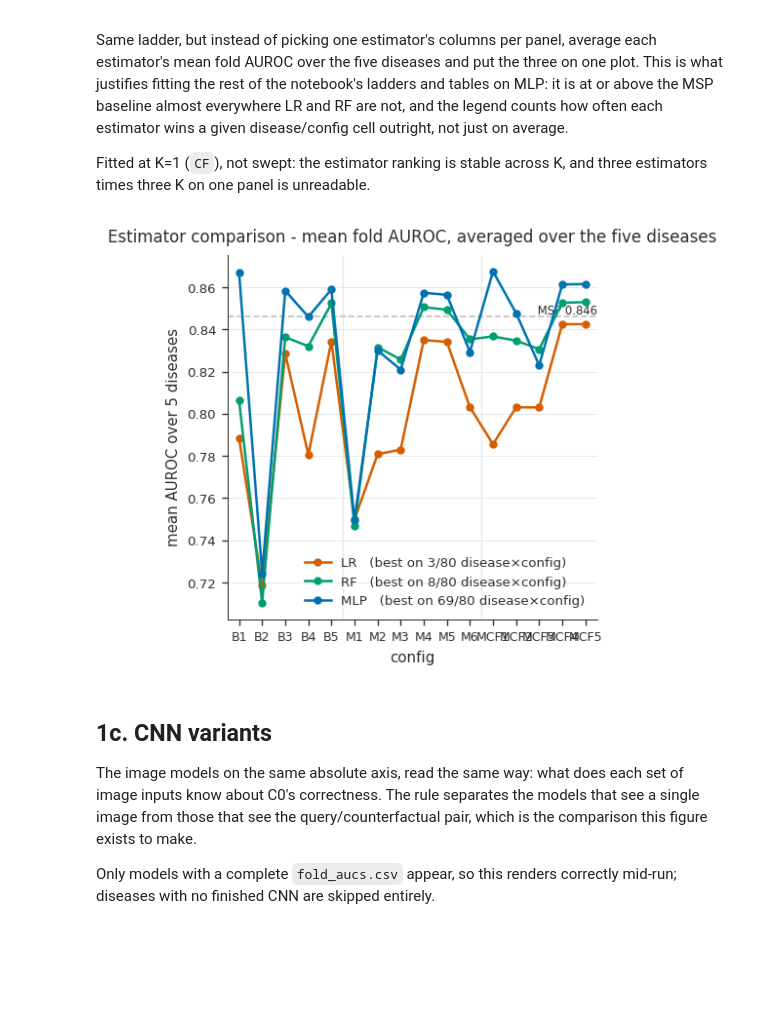
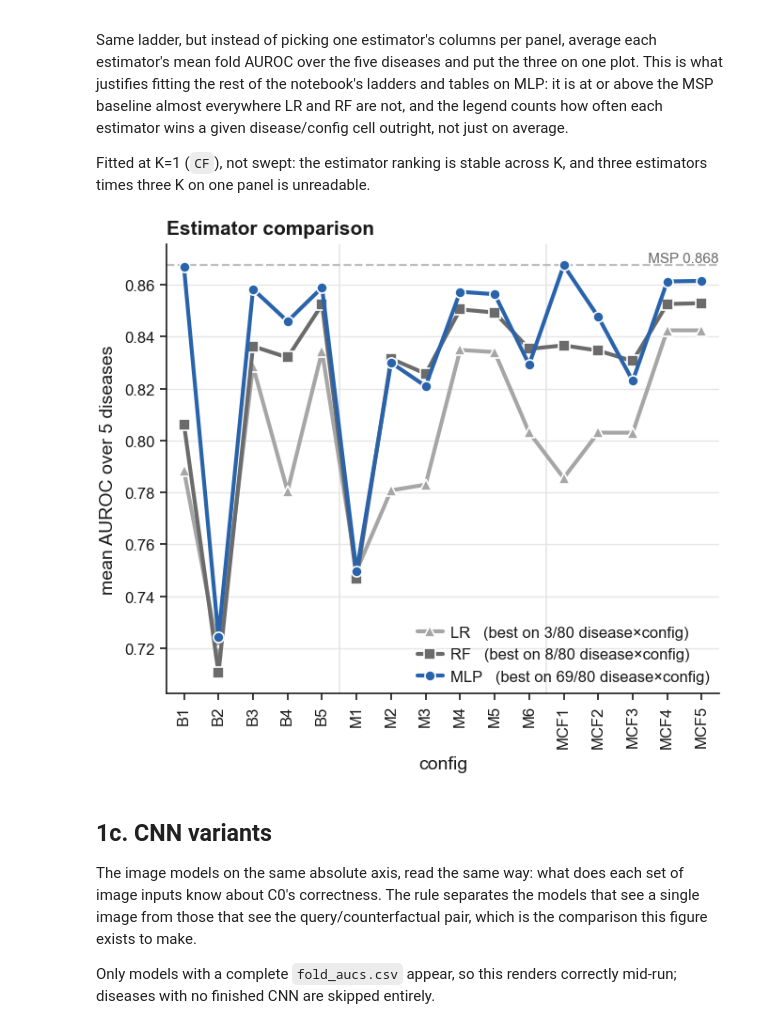
Before and after one commit to joaommata/masters_thesis, a Jupyter notebook: final_experiment/C2_evaluation.ipynb, the cells around one changed output. Saved outputs shown, nothing was run; the diff lists cells and outputs as text; code cells hidden in the pictures; blank space fills up the shorter version.

```diff
--- a/final_experiment/C2_evaluation.ipynb
+++ b/final_experiment/C2_evaluation.ipynb
@@ -123,10 +124,13 @@ def load_cnn(disease, k=None, n_folds=5):
             out = df if out is None else out.merge(df[["path", f"cnn_{key}"]], on="path", how="outer")
     return out
 
-def msp(df, disease):
-    """Maximum softmax probability -- the untrained baseline. Nothing is fitted."""
+def msp(df, disease, variant=None):
+    """Maximum softmax probability -- the untrained baseline. Nothing is fitted.
+    `variant` defaults to MSP_VARIANT; the threshold is only read when a variant needs it."""
+    variant = variant or MSP_VARIANT
     p = df[f"{disease}_prob"].values
-    return np.maximum(p, 1.0 - p)
+    t = None if variant == "standard" else c0_threshold(disease)
+    return msp_score(p, t, variant)
 
 def config_cols(df, model="MLP"):
     """Config -> column, in CONFIG_ORDER. Configs absent from the file are skipped."""
@@ -159,9 +163,9 @@ def panel_note(df, disease, policy=POLICY):
     return f"n={n:,}  ·  C0 err {1 - corr.mean():.1%}  (FP {fp:.1%} / FN {fn:.1%})"
 
 def titled(ax, disease, df):
-    ax.set_title(disease, color=INK, pad=17)
-    ax.text(0.5, 1.015, panel_note(df, disease), transform=ax.transAxes,
-            ha="center", va="bottom", fontsize=6.5, color=MUTED)
+    ax.set_title(disease, pad=11)
+    ax.text(0.0, 1.02, panel_note(df, disease), transform=ax.transAxes,
+            ha="left", va="bottom", fontsize=FS["tiny"], color=MUTED)
 
 def per_fold_auc(df, score_col_or_values):
     """Mean AUROC over the 5 folds -- the same statistic cv_summary.csv reports."""
@@ -422,7 +688,10 @@ Fitted at K=1 (`CF`), not swept: the estimator ranking is stable across K, and t
 estimators times three K on one panel is unreadable.
 # %%
 MODELS      = ["LR", "RF", "MLP"]
-MODEL_COLOR = {"MLP": BLUE, "RF": TEAL, "LR": VERM}
+# All three are attribute models, so the one the notebook settles on carries the attribute hue
+# and the other two stay neutral -- a hue per estimator would read as three families.
+MODEL_COLOR  = {"MLP": BLUE, "RF": "#6B6B6B", "LR": "#A6A6A6"}
+MODEL_MARKER = {"MLP": "o", "RF": "s", "LR": "^"}
 
 def model_grid(diseases=DISEASES, models=MODELS):
     """(model, config) -> mean fold AUROC, averaged over the diseases.
@@ -441,11 +710,11 @@ def model_grid(diseases=DISEASES, models=MODELS):
     grid = {m: {c: np.mean([v[c] for v in per_disease[m].values() if c in v])
                 for c in CONFIG_ORDER
                 if any(c in v for v in per_disease[m].values())} for m in models}
-    base = float(np.mean([per_fold_auc(f, msp(f, d)) for d, f in frames.items()]))
+    base = mean_bases([msp_bases(f, d) for d, f in frames.items()])
     return grid, per_disease, base, frames
 
 
-def model_comparison(diseases=DISEASES, models=MODELS, figsize=(4, 4)):
+def model_comparison(diseases=DISEASES, models=MODELS, figsize=(HALF, 80 * MM)):
     """One line per estimator across the config ladder -- the figure that picks MLP.
 
     Averaging over diseases is what makes a single panel legible, so the per-disease
@@ -455,43 +724,44 @@ def model_comparison(diseases=DISEASES, models=MODELS, figsize=(4, 4)):
     grid, per_disease, base, frames = model_grid(diseases, models)
     rows = [c for c in CONFIG_ORDER if any(c in grid[m] for m in models)]
     x    = np.arange(len(rows))
 
     # Cells = (disease, config) pairs; the winner is the estimator with the highest
     # mean fold AUROC on that cell. Ties are impossible at this precision.
     cells = [(d, c) for d in per_disease[models[0]] for c in rows]
     wins  = {m: sum(1 for d, c in cells
                     if max(models, key=lambda k: per_disease[k][d].get(c, -1)) == m)
              for m in models}
 
     fig, ax = plt.subplots(figsize=figsize)
-    ax.axhline(base, color=GREY, ls="--", lw=1.0, zorder=1)
-    ax.text(len(rows) - 0.5, base, f" MSP {base:.3f}", color=MUTED, fontsize=7,
-            ha="right", va="bottom")
+    draw_msp(ax, base)
+    for v, b in base.items():
+        ax.text(len(rows) - 0.5, b, f" {MSP_SHOWN[v][1]} {b:.3f}", color=MUTED,
+                fontsize=FS["tiny"], ha="right", va="bottom")
 
     seen = 0
     for g in CONFIG_GROUPS[:-1]:
         seen += sum(1 for c in g if c in rows)
         if 0 < seen < len(rows):
-            ax.axvline(seen - 0.5, color=HAIR, lw=0.8, zorder=0)
+            ax.axvline(seen - 0.5, color=HAIR, lw=LW["axis"], zorder=0)
 
     for m in models:
         y = [grid[m].get(c, np.nan) for c in rows]
-        ax.plot(x, y, "-o", ms=4, lw=1.5, color=MODEL_COLOR[m], zorder=3,
+        ax.plot(x, y, "-", marker=MODEL_MARKER[m], ms=4, mec="white", mew=0.6,
+                color=MODEL_COLOR[m], zorder=4 if m == "MLP" else 3,
                 label=f"{m}   (best on {wins[m]}/{len(cells)} disease\u00d7config)")
 
-    ax.set_xticks(x); ax.set_xticklabels(rows, fontsize=7.5)
+    ax.set_xticks(x); ax.set_xticklabels(rows, rotation=90)
     ax.set_xlim(-0.5, len(rows) - 0.5)
     ax.set_xlabel("config"); ax.set_ylabel("mean AUROC over 5 diseases")
     ax.grid(axis="y", zorder=0); ax.set_axisbelow(True)
-    ax.legend(frameon=False, loc="lower right", ncol=1)
-    ax.set_title("Estimator comparison - mean fold AUROC, averaged over the five diseases",
-                 color=INK, pad=8)
+    ax.legend(handles=ax.get_legend_handles_labels()[0] + msp_handles(), loc="lower right", ncol=1)
+    ax.set_title("Estimator comparison")
     fig.tight_layout()
     return fig
 
 model_comparison();
 # %% [output]
-[figure, old version]
+[figure, new version]
 # %% [markdown]
 ## 1c. CNN variants
 
```
Also changed, not shown: parts of 35 cells of this notebook, 33 other files.
